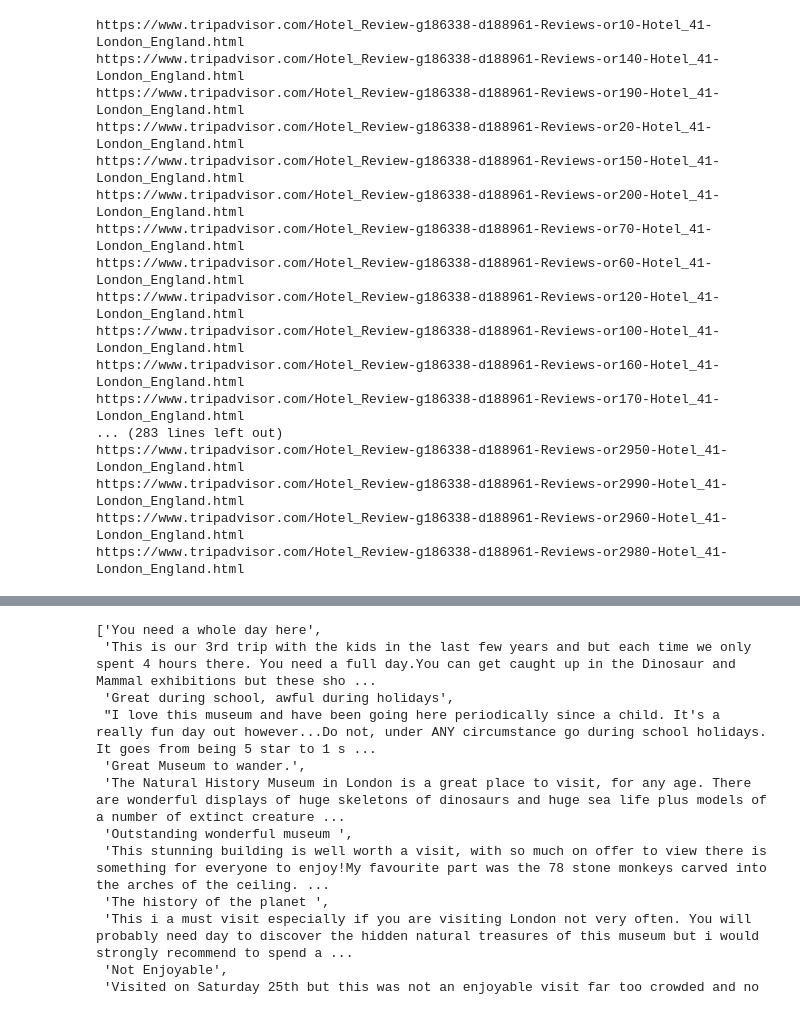
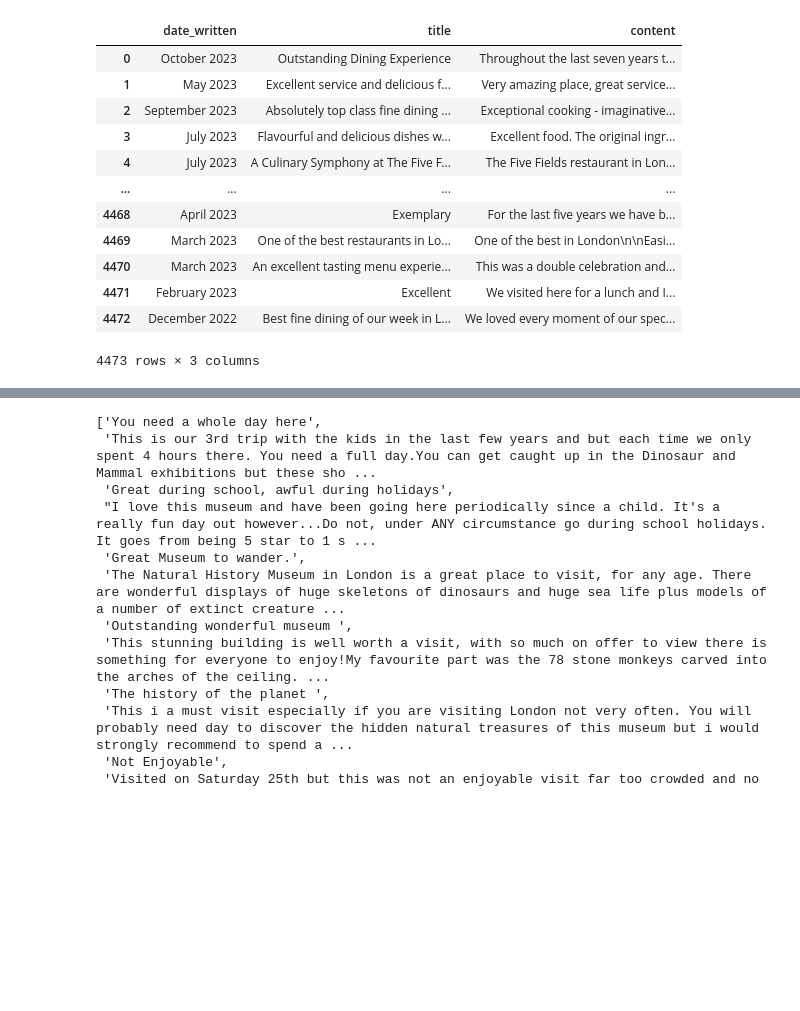
Before and after one commit to George-Michael-Dagogo/IMDB_tutorial, a Jupyter notebook: test.ipynb, the cells around one changed output, grey strips where cells are left out. Drawn from its saved outputs; the diff is of its cells as text; code cells hidden in the pictures; blank space fills up the shorter version.

Commit message:
the work is done

```diff
--- a/test.ipynb
+++ b/test.ipynb
@@ -5,21 +5,20 @@ import pandas as pd
 from fake_useragent import UserAgent
 import concurrent.futures
 
+#RESTAURANTS
 
-#HOTELS
+#https://www.tripadvisor.com/Restaurant_Review-g186338-d719675-Reviews-Launceston_Place-London_England.html done
 
-#https://www.tripadvisor.com/Hotel_Review-g186338-d188961-Reviews-Hotel_41-London_England.html
+#https://www.tripadvisor.com/Restaurant_Review-g186338-d12801049-Reviews-Core_by_Clare_Smyth-London_England.html done
 
-#https://www.tripadvisor.com/Hotel_Review-g186338-d193121-Reviews-The_Milestone_Hotel_and_Residences-London_England.html
+#https://www.tripadvisor.com/Restaurant_Review-g186338-d10682050-Reviews-Ormer_Mayfair-London_England.html done
 
-#https://www.tripadvisor.com/Hotel_Review-g186338-d6484754-Reviews-Shangri_La_The_Shard_London-London_England.html done
+#https://www.tripadvisor.com/Restaurant_Review-g186338-d720761-Reviews-The_Ledbury-London_England.html done
 
-#https://www.tripadvisor.com/Hotel_Review-g186338-d188019-Reviews-Brown_s_Hotel-London_England.html done
+#https://www.tripadvisor.com/Restaurant_Review-g186338-d3853609-Reviews-The_Five_Fields-London_England.html done
 
-#https://www.tripadvisor.com/Hotel_Review-g186338-d2413342-Reviews-The_Hari-London_England.html done
-
-url = [f"https://www.tripadvisor.com/Hotel_Review-g186338-d188961-Reviews-or{i:d}-Hotel_41-London_England.html" for i in (range(10,3000,10))]
-
+url = [f"https://www.tripadvisor.com/Hotel_Review-g186338-d3853609-Reviews-or{i:d}-The_Five_Fields-London_England.html" for i in (range(10,3000,10))]
+#url = ['https://www.tripadvisor.com/Restaurant_Review-g186338-d719675-Reviews-Launceston_Place-London_England.html']
 dates = []
 contents = []
 titles = []
@@ -27,55 +26,54 @@ def scrape(url):
     ua = UserAgent()
     userAgent = ua.random
     headers = {'User-Agent': userAgent}
 
     s = requests.Session()
     s.headers.update(headers)
 
     page = s.get(url)
 
     soup = BeautifulSoup(page.content, "html.parser")
-    review_box = soup.find_all('div', class_= "WAllg _T")
+    review_box = soup.find_all('div', class_= "ui_column is-9")
     for box in review_box:
 
-        date = box.find_all('span', class_ ='teHYY _R Me S4 H3')
+        date = box.find_all('div', class_ ="prw_rup prw_reviews_stay_date_hsx")
         for i in date:
-            dates.append(i.text.replace('Date of stay: ',''))
+            dates.append(i.text.replace('Date of visit: ',''))  #.replace('Date of visit: ','')
 
-        content = box.find_all('span', class_ ='QewHA H4 _a')
+        content = box.find('div', class_ ='entry')
         for k in content:
             contents.append(k.text)
 
-        title = box.find_all('a', class_ ="Qwuub")
+        title = box.find_all('div', class_ ="quote")
         for k in title:
             titles.append(k.text)
 
     print(url)
 
 with concurrent.futures.ThreadPoolExecutor(max_workers=20) as executor:
     executor.map(scrape,url)
 
+
 # filt = [string for string in contents if not string.startswith("Tickets") and string != "Learn more about animal welfare in tourism"]
 # titles = [string for index, string in enumerate(filt) if index % 2 == 0]
 # stories = [string for index, string in enumerate(filt) if index % 2 != 0]
 data = {'date_written': dates, 'title': titles, 'content': contents}
-df = pd.DataFrame.from_dict(data, orient='index')
-df = df.transpose()
-df.to_csv(f'./Tari_csv/Hotels/{url[0][27:-5]}.csv', index=False)
+df = pd.DataFrame(data)
+# df = pd.DataFrame.from_dict(data, orient='index')
+# df = df.transpose()
+df.to_csv(f'./Tari_csv/Restaurants/{url[0][27:-5]}.csv', index=False)
+df
 # %% [output]
+|  | date_written | title | content |
+| 0 | October 2023 | Outstanding Dining Experience | Throughout the last seven years t... |
+| 1 | May 2023 | Excellent service and delicious f... | Very amazing place, great service... |
+| 2 | September 2023 | Absolutely top class fine dining ... | Exceptional cooking - imaginative... |
+| 3 | July 2023 | Flavourful and delicious dishes w... | Excellent food. The original ingr... |
+| 4 | July 2023 | A Culinary Symphony at The Five F... | The Five Fields restaurant in Lon... |
+| ... | ... | ... | ... |
+| 4468 | April 2023 | Exemplary | For the last five years we have b... |
+| 4469 | March 2023 | One of the best restaurants in Lo... | One of the best in London\n\nEasi... |
+| 4470 | March 2023 | An excellent tasting menu experie... | This was a double celebration and... |
+| 4471 | February 2023 | Excellent | We visited here for a lunch and I... |
+| 4472 | December 2022 | Best fine dining of our week in L... | We loved every moment of our spec... |
-https://www.tripadvisor.com/Hotel_Review-g186338-d188961-Reviews-or10-Hotel_41-London_England.html
-https://www.tripadvisor.com/Hotel_Review-g186338-d188961-Reviews-or140-Hotel_41-London_England.html
-https://www.tripadvisor.com/Hotel_Review-g186338-d188961-Reviews-or190-Hotel_41-London_England.html
-https://www.tripadvisor.com/Hotel_Review-g186338-d188961-Reviews-or20-Hotel_41-London_England.html
-https://www.tripadvisor.com/Hotel_Review-g186338-d188961-Reviews-or150-Hotel_41-London_England.html
-https://www.tripadvisor.com/Hotel_Review-g186338-d188961-Reviews-or200-Hotel_41-London_England.html
-https://www.tripadvisor.com/Hotel_Review-g186338-d188961-Reviews-or70-Hotel_41-London_England.html
-https://www.tripadvisor.com/Hotel_Review-g186338-d188961-Reviews-or60-Hotel_41-London_England.html
-https://www.tripadvisor.com/Hotel_Review-g186338-d188961-Reviews-or120-Hotel_41-London_England.html
-https://www.tripadvisor.com/Hotel_Review-g186338-d188961-Reviews-or100-Hotel_41-London_England.html
-https://www.tripadvisor.com/Hotel_Review-g186338-d188961-Reviews-or160-Hotel_41-London_England.html
-https://www.tripadvisor.com/Hotel_Review-g186338-d188961-Reviews-or170-Hotel_41-London_England.html
-... (283 lines left out)
-https://www.tripadvisor.com/Hotel_Review-g186338-d188961-Reviews-or2950-Hotel_41-London_England.html
-https://www.tripadvisor.com/Hotel_Review-g186338-d188961-Reviews-or2990-Hotel_41-London_England.html
-https://www.tripadvisor.com/Hotel_Review-g186338-d188961-Reviews-or2960-Hotel_41-London_England.html
-https://www.tripadvisor.com/Hotel_Review-g186338-d188961-Reviews-or2980-Hotel_41-London_England.html
+4473 rows × 3 columns
```
Also changed, not shown: parts of 2 cells of this notebook, 6 other files.
